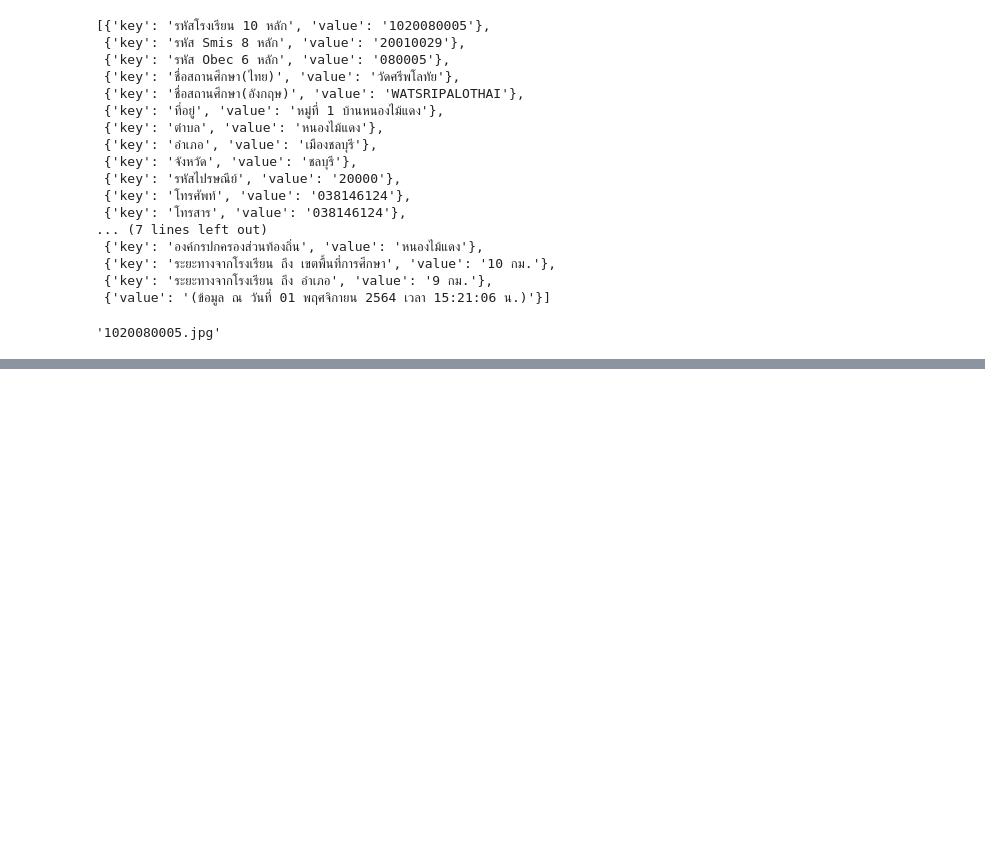
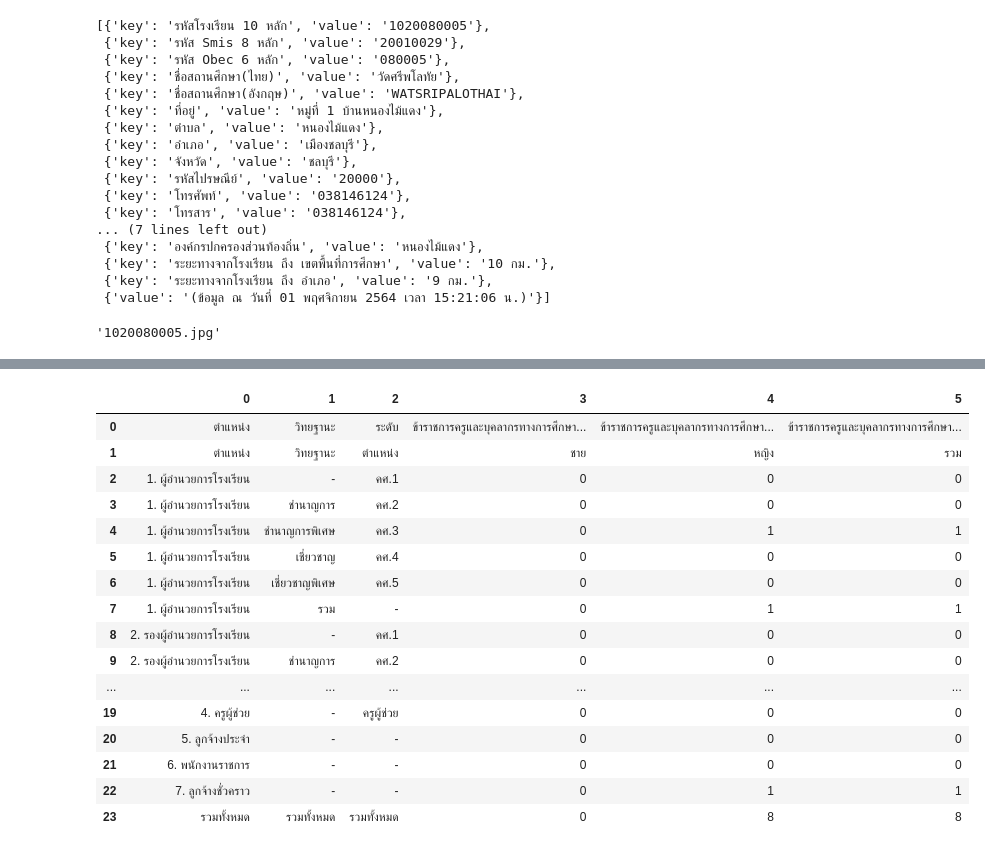
Before and after one commit to wevisdemo/open-school-data, a Jupyter notebook: school_data_scraper.ipynb, the cells around one changed output, grey strips where cells are left out. Cells and saved outputs as stored; diff of their text form; code cells hidden in the pictures; blank space fills up the shorter version.

Commit message:
school building data

```diff
--- a/school_data_scraper.ipynb
+++ b/school_data_scraper.ipynb
@@ -11,7 +11,7 @@ school_ids = list(sdi.school_ids())
 # %%
 interested_urls = {key: re.sub('^.*/', '', val) for key, val in SCRAPING_URLS.items()}
 
-def pref_param_dict(soup):
+def prep_param_dict(soup):
   param_dict = {}
   for anchor in soup.find_all('a'):
     topic = [kurl for kurl, iurl in interested_urls.items() if iurl in anchor.attrs['href']]
@@ -21,7 +21,8 @@ def pref_param_dict(soup):
 # %%
 sd = load_school_data(school_ids[490], only=['general'])
 soup = load_soup(sd['general'])
-sd = load_school_data('1020080005', pref_param_dict(soup))
+params_dict = prep_param_dict(soup)
+sd = load_school_data('1020080005', params_dict, force=True)
 sd
 # %% [output]
 {'general': 'html/2022-09/general/1020080005.html',
@@ -142,0 +175,23 @@ for div in soup.find_all('div'):
+# %%
+staff_df = pd.read_html(sd['staff'])[-1]
+staff_df.columns = staff_df.iloc[0]
+# staff_df.set_index(['ตำแหน่ง',	'วิทยฐานะ',	'ระดับ'])
+staff_df
+# %% [output]
+|  | 0 | 1 | 2 | 3 | 4 | 5 |
+| 0 | ตำแหน่ง | วิทยฐานะ | ระดับ | ข้าราชการครูและบุคลากรทางการศึกษา... | ข้าราชการครูและบุคลากรทางการศึกษา... | ข้าราชการครูและบุคลากรทางการศึกษา... |
+| 1 | ตำแหน่ง | วิทยฐานะ | ตำแหน่ง | ชาย | หญิง | รวม |
+| 2 | 1. ผู้อำนวยการโรงเรียน | - | คศ.1 | 0 | 0 | 0 |
+| 3 | 1. ผู้อำนวยการโรงเรียน | ชำนาญการ | คศ.2 | 0 | 0 | 0 |
+| 4 | 1. ผู้อำนวยการโรงเรียน | ชำนาญการพิเศษ | คศ.3 | 0 | 1 | 1 |
+| 5 | 1. ผู้อำนวยการโรงเรียน | เชี่ยวชาญ | คศ.4 | 0 | 0 | 0 |
+| 6 | 1. ผู้อำนวยการโรงเรียน | เชี่ยวชาญพิเศษ | คศ.5 | 0 | 0 | 0 |
+| 7 | 1. ผู้อำนวยการโรงเรียน | รวม | - | 0 | 1 | 1 |
+| 8 | 2. รองผู้อำนวยการโรงเรียน | - | คศ.1 | 0 | 0 | 0 |
+| 9 | 2. รองผู้อำนวยการโรงเรียน | ชำนาญการ | คศ.2 | 0 | 0 | 0 |
+| ... | ... | ... | ... | ... | ... | ... |
+| 19 | 4. ครูผู้ช่วย | - | ครูผู้ช่วย | 0 | 0 | 0 |
+| 20 | 5. ลูกจ้างประจำ | - | - | 0 | 0 | 0 |
+| 21 | 6. พนักงานราชการ | - | - | 0 | 0 | 0 |
+| 22 | 7. ลูกจ้างชั่วคราว | - | - | 0 | 1 | 1 |
+| 23 | รวมทั้งหมด | รวมทั้งหมด | รวมทั้งหมด | 0 | 8 | 8 |
```
Also changed, not shown: parts of 12 cells of this notebook, 5 other files.
